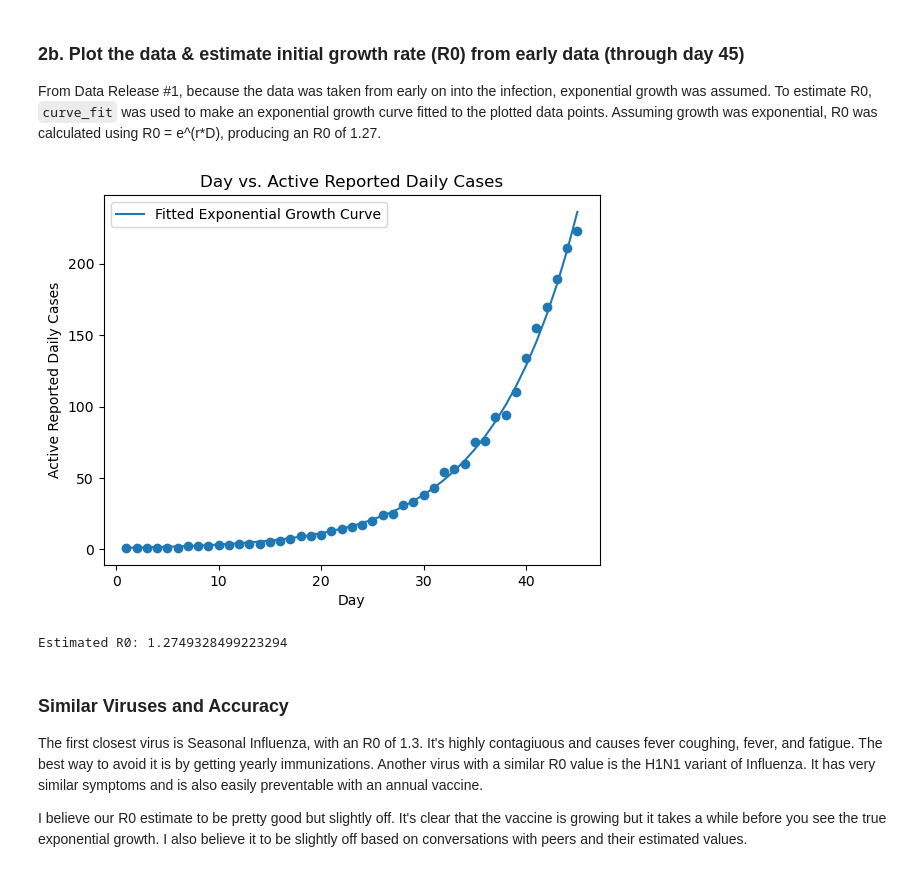
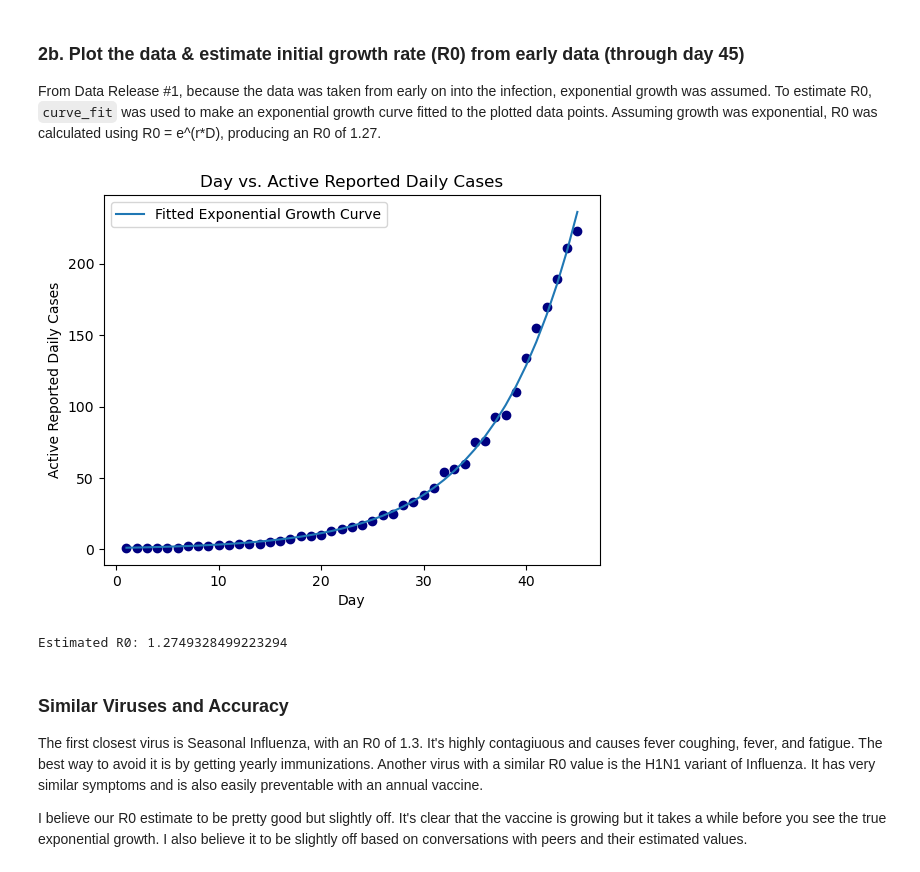
Before and after one commit to gracevl/Module-2-Epidemics-SIR-Modeling_lee_abed, a Jupyter notebook: Notebook examples/Template_student_final_notebook.ipynb, the cells around one changed output. Drawn from its saved outputs; the diff is of its cells as text; code cells hidden in the pictures.

```diff
--- a/Notebook examples/Template_student_final_notebook.ipynb
+++ b/Notebook examples/Template_student_final_notebook.ipynb
@@ -51,28 +51,28 @@ From Data Release #1, because the data was taken from early on into the infectio
 # %%
 #Define the exponential growth function
 def exponential_growth(t, r):
     return np.exp(r * t)
 
 #Fitting exponential growth model to the data.
 x = data["day"]
 y = data["active reported daily cases"]
 
 param, covariance = curve_fit(exponential_growth, x, y)
 
 # Plotting our data
-plt.scatter(data["day"], data["active reported daily cases"])
+plt.scatter(data["day"], data["active reported daily cases"], color = 'navy')
 plt.plot(x, exponential_growth(x, *param), label='Fitted Exponential Growth Curve')
 plt.xlabel("Day")
 plt.ylabel("Active Reported Daily Cases")
 plt.title("Day vs. Active Reported Daily Cases")
 plt.legend()
 plt.show()
 
 # Approximate R0 using this fit
 r0 = np.exp(param[0] * 2) # The infectious period is 2 days. Use e^(r * D) to estimate R0
 print ("Estimated R0:", r0)
 # %% [output]
-[figure, old version]
+[figure, new version]
 Estimated R0: 1.2749328499223294
 # %% [markdown]
 ### Similar Viruses and Accuracy
```
Also changed, not shown: parts of 3 cells of this notebook.
